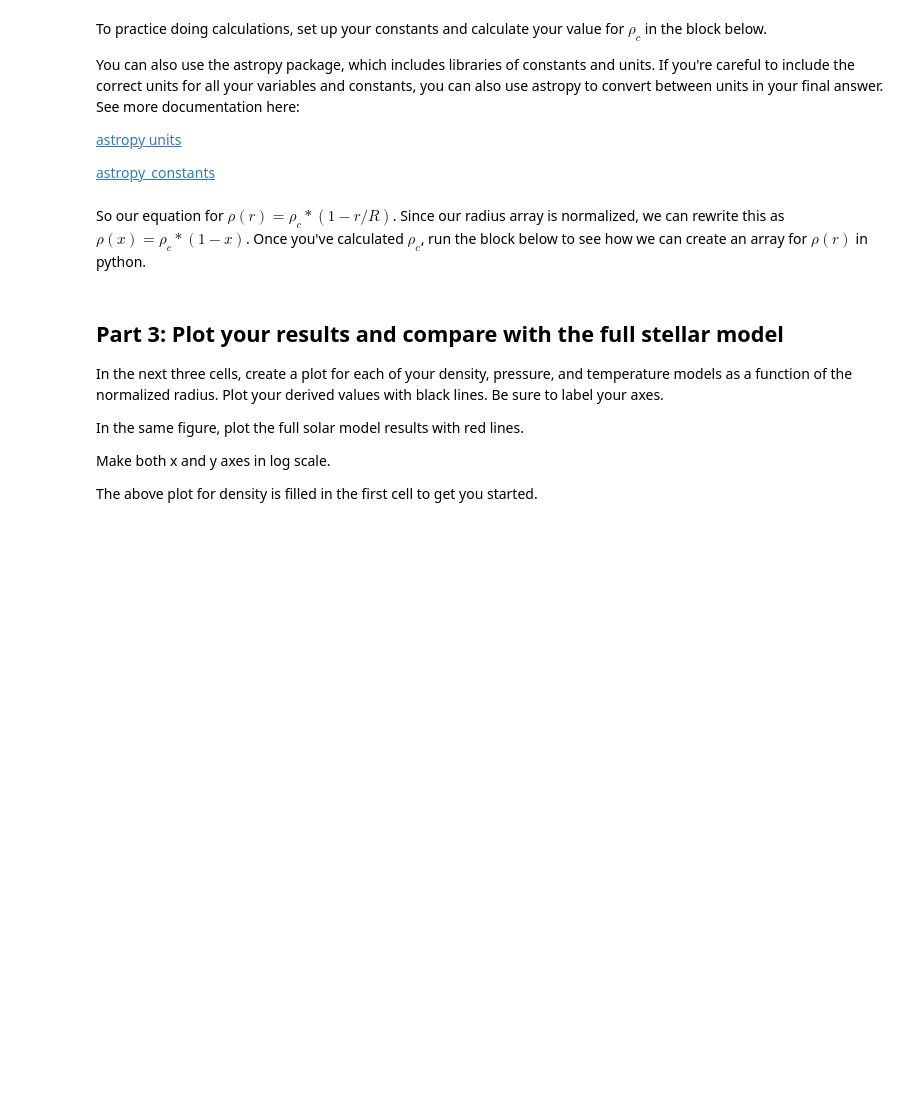
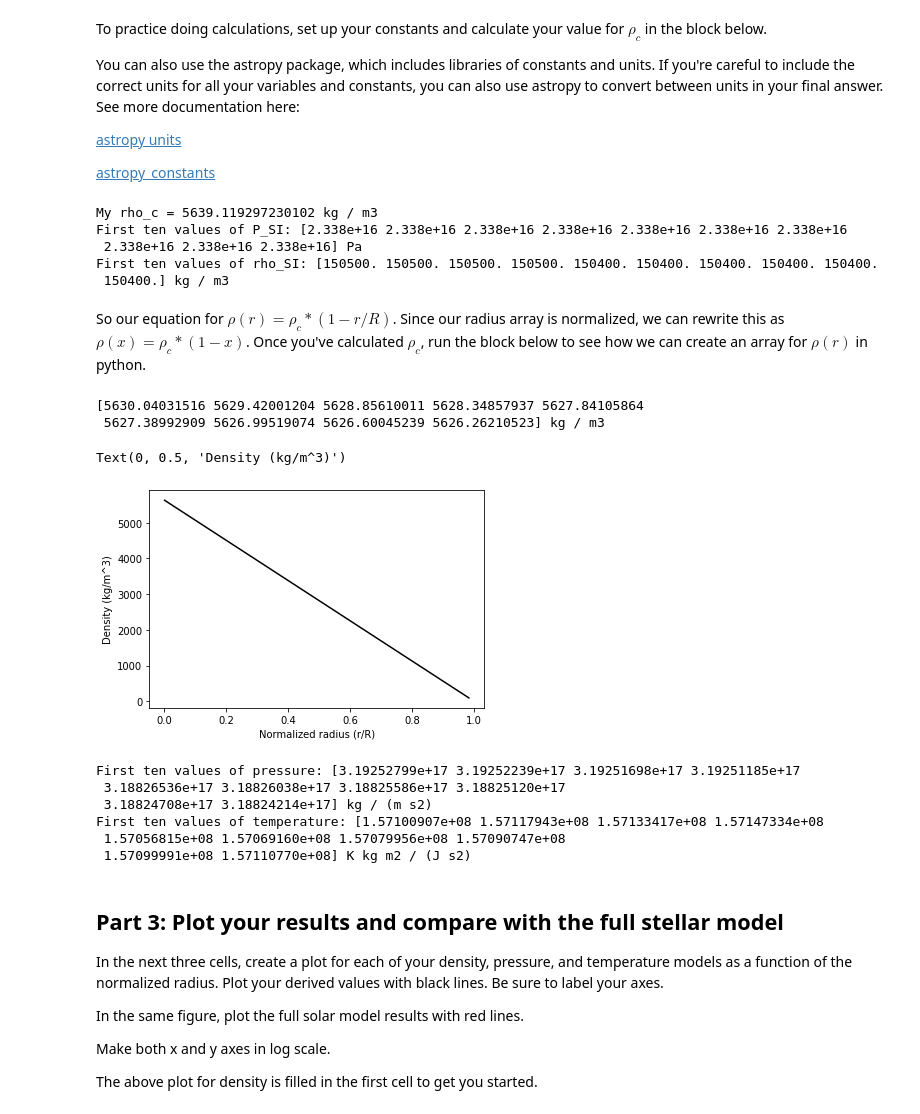
Before and after one commit to aircm/ast221-jupyter-notes, a Jupyter notebook: python_2/Python2-SimpleSolarModel.ipynb, the cells around one changed output. Saved outputs shown, nothing was run; the diff lists cells and outputs as text; code cells hidden in the pictures; blank space fills up the shorter version.

Commit message:
note done

```diff
--- a/python_2/Python2-SimpleSolarModel.ipynb
+++ b/python_2/Python2-SimpleSolarModel.ipynb
@@ -95,59 +102,88 @@ import astropy.units as u
 mu = 0.61
 # Set up your own constants here. Add a comment for each that shows units.
 
+# mass of hydrogen (Carroll & Ostlie, APPENDIXA 2018)
+m_h = u.Quantity(1.673532499*10**(-27),u.kg)
 
 # Calculate rho_c. Be sure to use reasonable and consistent units!
-rho_c =
-print('My rho_c = '+str(rho_c)+' [units].')
+rho_c = 3*c.M_sun/np.pi/(c.R_sun)**3
+
+# Since I'm using astropy.constants, it will print the units [kg/m**3]
+print('My rho_c = '+str(rho_c))
 
 # If you are converting the solar model data to different units, do so here:
 # (You can make new arrays, i.e., array1_new = array1 * factor,
 # or simply say array1 = array1 * factor. Probably one of these is better in terms of
 # proper coding practice, but do what works for you.)
+
+#Convert the unit of P to SI [Pa]:
+P_SI = u.Quantity(P*0.1, unit=u.Pa)
+print('First ten values of P_SI: '+ str(P_SI[:10]))
+
+#Convert the unit of rho to kg/m**3
+rho_SI = u.Quantity(rho*1000, unit=u.kg/u.m/u.m/u.m)
+print('First ten values of rho_SI: '+ str(rho_SI[:10]))
+# %% [output]
+My rho_c = 5639.119297230102 kg / m3
+First ten values of P_SI: [2.338e+16 2.338e+16 2.338e+16 2.338e+16 2.338e+16 2.338e+16 2.338e+16
+ 2.338e+16 2.338e+16 2.338e+16] Pa
+First ten values of rho_SI: [150500. 150500. 150500. 150500. 150400. 150400. 150400. 150400. 150400.
+ 150400.] kg / m3
 # %% [markdown]
 So our equation for $\rho(r) = \rho_c * (1-r/R)$. Since our radius array is normalized, we can rewrite this as $\rho(x) = \rho_c * (1-x)$. Once you've calculated $\rho_c$, run the block below to see how we can create an array for $\rho(r)$ in python.
 # %%
 # Use the equation for density in your simple stellar model to calculate rho(r)
 # Here I'm just reloading the normalized radius (r/R) column so you don't have to edit the cell.
 rnorm = np.loadtxt('bs05_agsop.txt', skiprows=26, unpack=True, usecols=(1))
 
 # By multiplying rho_c by the rnorm array, we create an array in my_rho_r
 my_rho_r = rho_c * (1 - rnorm)
 
 # Print the first ten values to show you have an array!
 print(my_rho_r[0:9])
 
 # Plot the density as a function of radius, see that it's linear!
 # First, we need to import the matplotlib.pyplot library
 import matplotlib.pyplot as plt
 import matplotlib
 # This command allows your plots to show up below your code in your Jupyter notebook
 %matplotlib inline
 
 # Create a figure to plot in. Inside the brackets, you can set things like figsize=(6,4),
 # or the dpi (dots per inch).
 fig=plt.figure()
 
 plt.plot(rnorm, my_rho_r, color='black')
 
 # Always add axis labels! Include units when needed.
 plt.xlabel('Normalized radius (r/R)')
-plt.ylabel('Density (g/cm^3)') # NOTE: Modify units here if you are not using cgs!
+plt.ylabel('Density (kg/m^3)') # NOTE: Modify units here if you are not using cgs!
+# %% [output]
+[5630.04031516 5629.42001204 5628.85610011 5628.34857937 5627.84105864
+ 5627.38992909 5626.99519074 5626.60045239 5626.26210523] kg / m3
+Text(0, 0.5, 'Density (kg/m^3)')
+[figure, added]
 # %%
 # QUESTION 3: (2 points) Make arrays for P and T as a function of r/R
 # Follow the method for density, and use the normalized radius for your r/R terms
 # Watch units!
 
-my_press =
+my_press = np.pi*c.G*rho_SI**2*c.R_sun**2*(5/36-2/3*rnorm**2+7/9*rnorm**3-1/4*rnorm**4)
 
-my_temp =
-
+my_temp = np.pi*c.G*rho_SI*c.R_sun**2*mu*m_h/c.k_B/(1-rnorm)
+my_temp *= 5/36 - 2/3*rnorm**2+7/9*rnorm**3-1/4*rnorm**4
 # Print the first 10 values for your pressure and temperature arrays:
 
-print('First ten values of pressure: ')
-print(my_press[0:9])
-print('First ten values of temperature: ')
-print(my_temp)
+print('First ten values of pressure: '+ str(my_press[0:10]))
+
+print('First ten values of temperature: '+ str(my_temp[0:10]))
+# %% [output]
+First ten values of pressure: [3.19252799e+17 3.19252239e+17 3.19251698e+17 3.19251185e+17
+ 3.18826536e+17 3.18826038e+17 3.18825586e+17 3.18825120e+17
+ 3.18824708e+17 3.18824214e+17] kg / (m s2)
+First ten values of temperature: [1.57100907e+08 1.57117943e+08 1.57133417e+08 1.57147334e+08
+ 1.57056815e+08 1.57069160e+08 1.57079956e+08 1.57090747e+08
+ 1.57099991e+08 1.57110770e+08] K kg m2 / (J s2)
 # %% [markdown]
 ## Part 3: Plot your results and compare with the full stellar model
 
```
Also changed, not shown: parts of 6 cells of this notebook, 2 other files.
